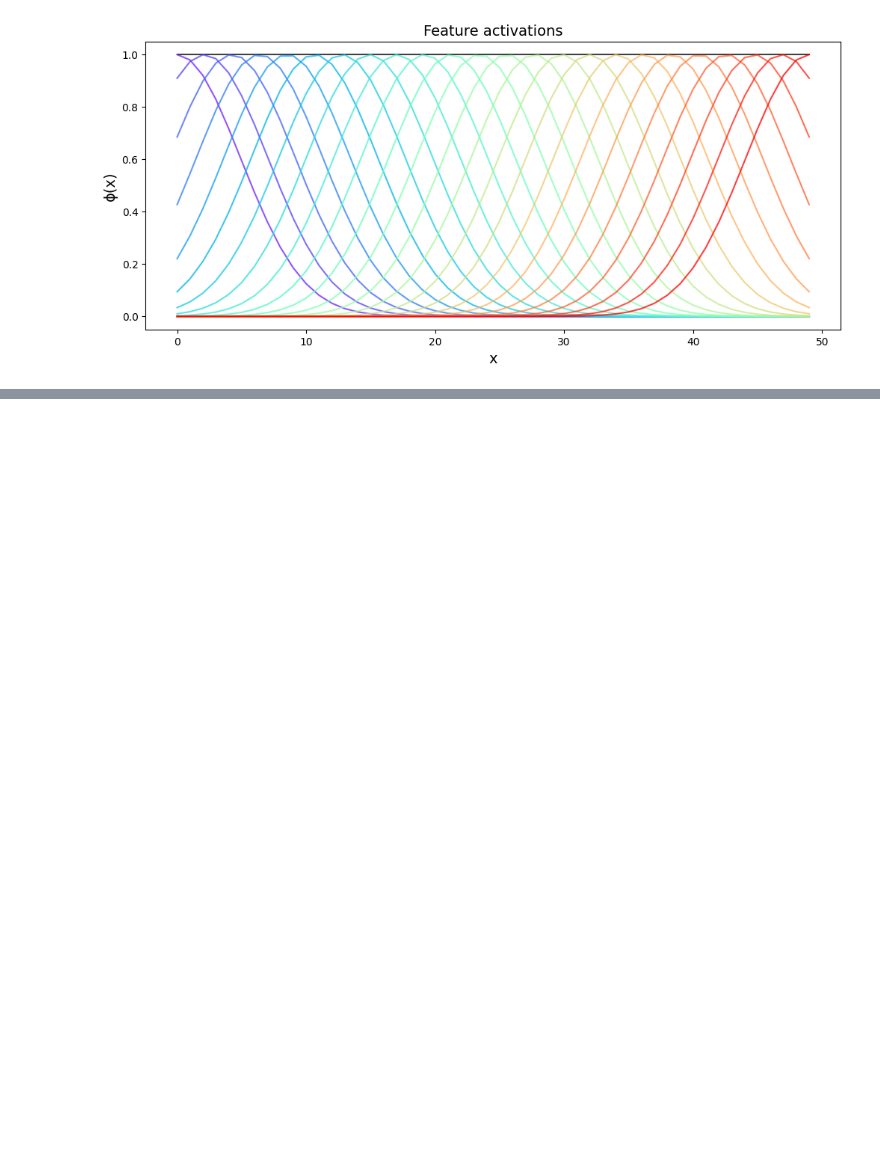
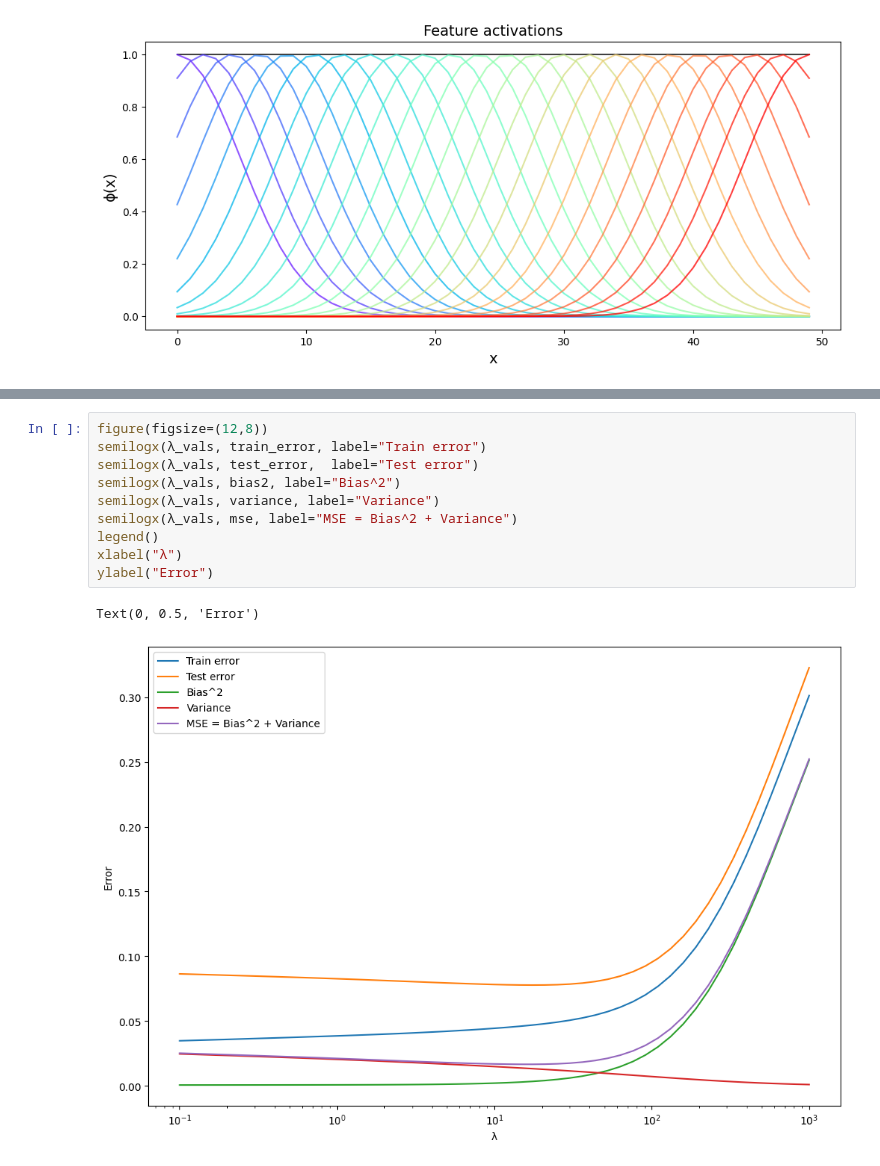
Before and after one commit to stootoon/prml-bias-variance-decomposition, a Jupyter notebook: bias-variance-tradeoff.ipynb, the cells around one changed output, grey strips where cells are left out. Cells and saved outputs as stored; diff of their text form; blank space fills up the shorter version.

```diff
--- a/bias-variance-tradeoff.ipynb
+++ b/bias-variance-tradeoff.ipynb
@@ -125,0 +155,13 @@ xlabel("$\lambda$", fontsize=14); ylabel("Squared Error", fontsize=14); legend(f
+# %%
+figure(figsize=(12,8))
+semilogx(λ_vals, train_error, label="Train error")
+semilogx(λ_vals, test_error,  label="Test error")
+semilogx(λ_vals, bias2, label="Bias^2")
+semilogx(λ_vals, variance, label="Variance")
+semilogx(λ_vals, mse, label="MSE = Bias^2 + Variance")
+legend()
+xlabel("λ")
+ylabel("Error")
+# %% [output]
+Text(0, 0.5, 'Error')
+[figure, added]
```
Also changed, not shown: parts of 10 cells of this notebook.
